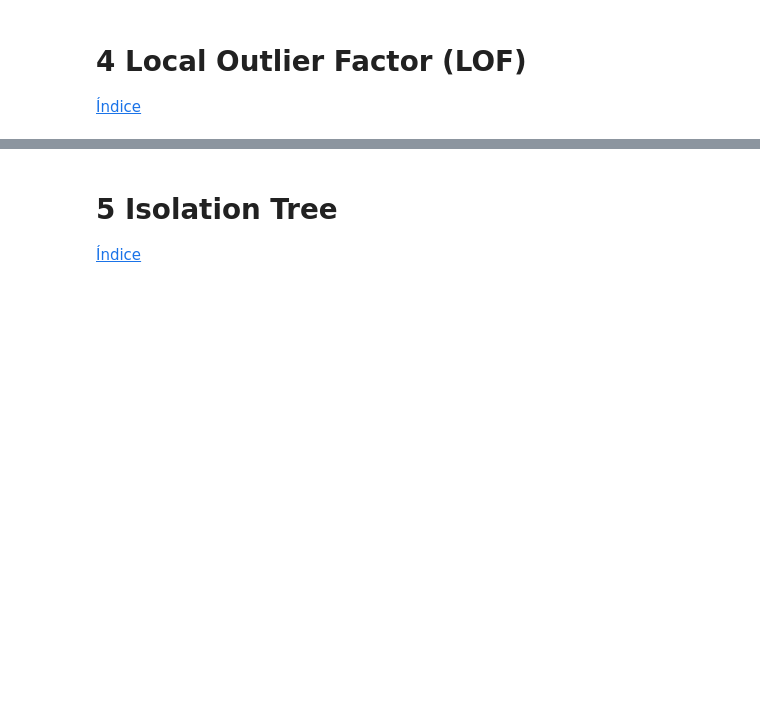
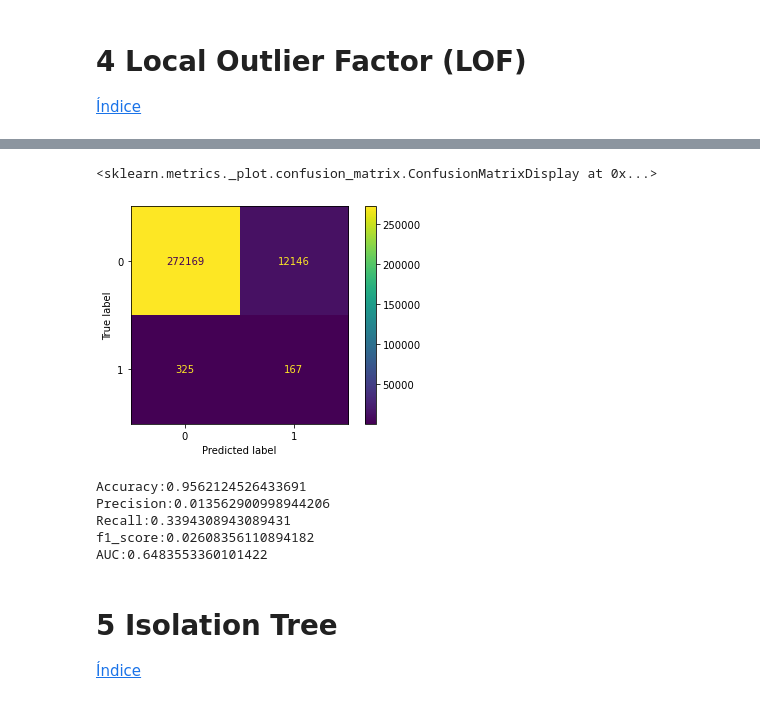
Before and after one commit to rmmateosv/SAA2223, a Jupyter notebook: Tema5/03FraudeTarjetaCredito/01DeteccionAnomalias.ipynb, the cells around one changed output, grey strips where cells are left out. Drawn from its saved outputs; the diff is of its cells as text; code cells hidden in the pictures; blank space fills up the shorter version.

```diff
--- a/Tema5/03FraudeTarjetaCredito/01DeteccionAnomalias.ipynb
+++ b/Tema5/03FraudeTarjetaCredito/01DeteccionAnomalias.ipynb
@@ -154,0 +274,7 @@ dfNorm
+# %%
+modelo=LocalOutlierFactor()
+# %%
+%%time
+# Predicción
+y_pred=modelo.fit_predict(x)
+y_pred
@@ -154,0 +285,4 @@ dfNorm
+# %%
+# Crear df con las clase real y la clase estimada
+dfDT = pd.DataFrame(y_pred,columns=['Pred'])
+dfDT = pd.concat([x,dfDT,df['Class']],axis=1)
@@ -154,0 +321,5 @@ dfNorm
+# %%
+# Matriz de confusión (Codificamos como 0 - No es fraudulenta y 1 si es fraudulenta)
+dfDT.loc[dfDT['Pred']==1,'PredBin']=0
+dfDT.loc[dfDT['Pred']==-1,'PredBin']=1
+dfDT
@@ -154,0 +340,19 @@ dfNorm
+# %%
+mc=ConfusionMatrixDisplay(confusion_matrix=confusion_matrix(dfDT['Class'],dfDT['PredBin']),display_labels=['0','1'])
+mc.plot()
+# %% [output]
+<sklearn.metrics._plot.confusion_matrix.ConfusionMatrixDisplay at 0x...>
+[figure, added]
+# %%
+# Mostrar métricas
+print(f"Accuracy:{accuracy_score(dfDT['Class'],dfDT['PredBin'])}")
+print(f"Precision:{precision_score(dfDT['Class'],dfDT['PredBin'])}")
+print(f"Recall:{recall_score(dfDT['Class'],dfDT['PredBin'])}")
+print(f"f1_score:{f1_score(dfDT['Class'],dfDT['PredBin'])}")
+print(f"AUC:{roc_auc_score(dfDT['Class'],dfDT['PredBin'])}")
+# %% [output]
+Accuracy:0.9562124526433691
+Precision:0.013562900998944206
+Recall:0.3394308943089431
+f1_score:0.02608356110894182
+AUC:0.6483553360101422
```
Also changed, not shown: parts of 30 cells of this notebook.
